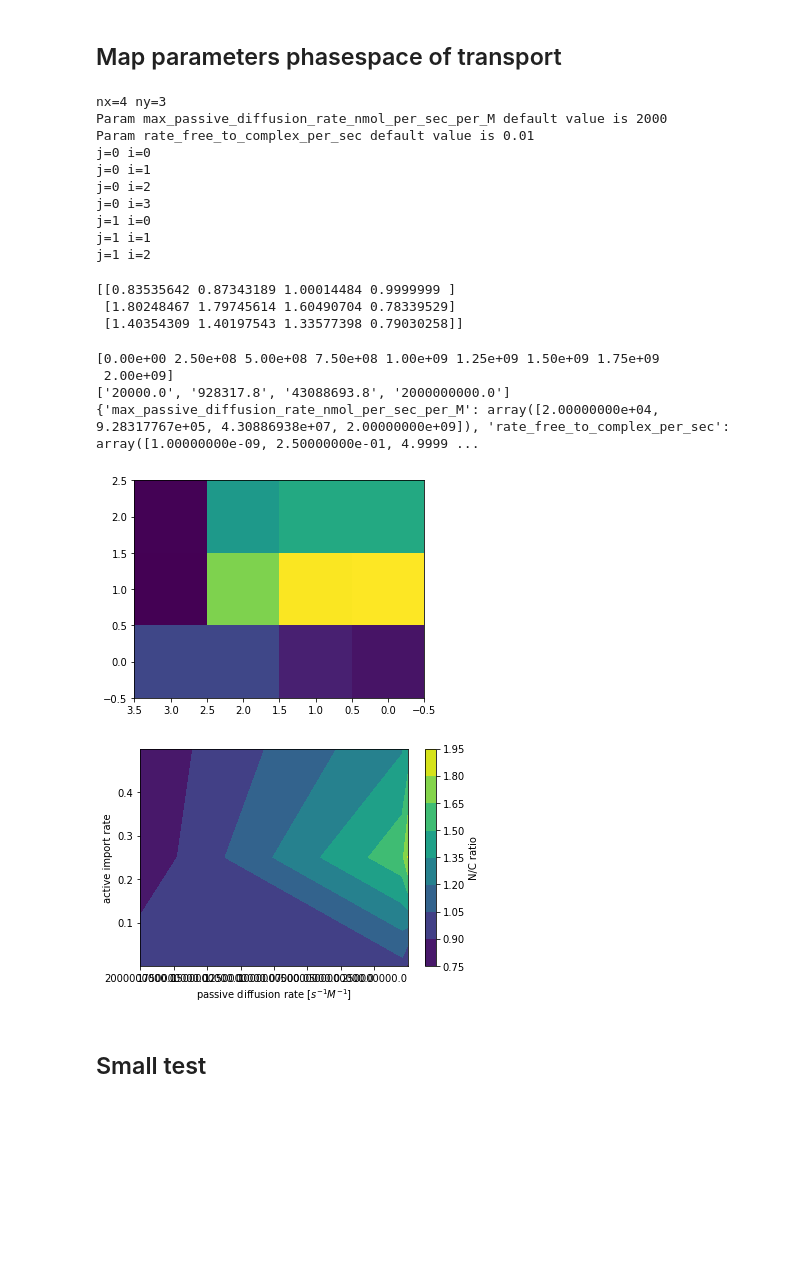
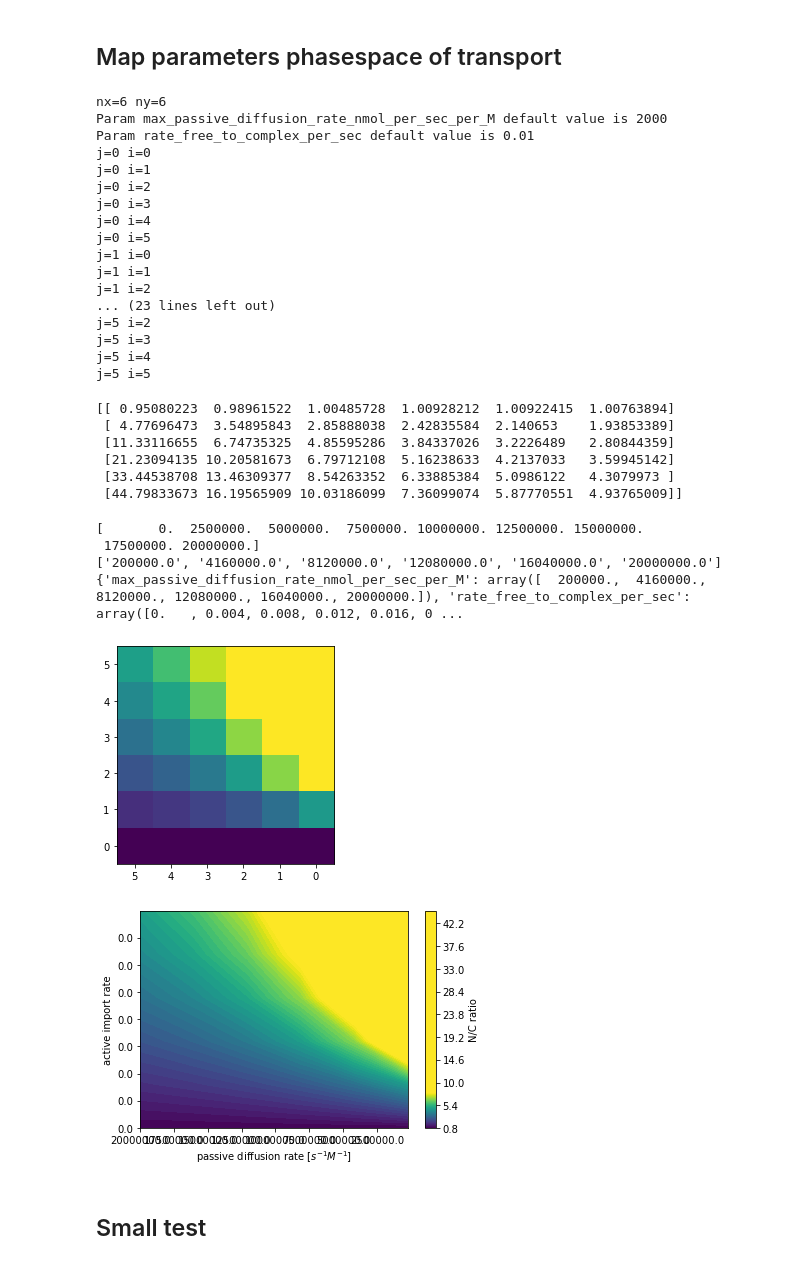
Before and after one commit to ravehlab/npctransport_kinetic, a Jupyter notebook: NPC_FLIP_simulations.ipynb, the cells around one changed output. Cells and saved outputs as stored; diff of their text form; code cells hidden in the pictures; blank space fills up the shorter version.

Commit message:
A nice sweet spot for mechanosensitivity parameters

```diff
--- a/NPC_FLIP_simulations.ipynb
+++ b/NPC_FLIP_simulations.ipynb
@@ -223,7 +223,7 @@ class TransportSimulation():
     self.nmol["freeU_N"]= 0 # (unlabeled)
     del self.nmol["cargo_N"]
     # Ran in all:
-    self.set_RAN_distribution(Ran_cell_M= 2e-6, # total physiological concentration of Ran # TODO: check in the literature
+    self.set_RAN_distribution(Ran_cell_M= 2e-5, # total physiological concentration of Ran # TODO: check in the literature
                               parts_GTP_N=10,
                               parts_GTP_C=1,
                               parts_GDP_N=1,
@@ -783,7 +783,7 @@ def get_tau_passive_diffusion(nmol_per_sec_per_M, volume_L):
 def get_new_transport_simulation():
     ts= TransportSimulation( )
     ts.set_params(rate_GDP_C_to_GDP_N_per_sec=7)
-    ts.set_params(dt_sec=2.5e-3)
+    ts.set_params(dt_sec=1e-2)
     return ts
 
 def map_param_grid(nx= 4,
@@ -792,16 +792,17 @@ def map_param_grid(nx= 4,
                    equilibration_time_sec= 150.0, # equilibration time per condition
                    initial_equilibration_time= 300.0 # relevant only if is_reset is False
                   ):
+    param_range={}
     print(f"nx={nx} ny={ny}")
     epsilon = 1e-9
     c_cargo_M= 50e-6 # TODO: fetch this from the simulation
     param_range["max_passive_diffusion_rate_nmol_per_sec_per_M"] = \
-        np.logspace(0, #0.001+epsilon,
-                    5, #-epsilon,
+        np.linspace(1e1, #0.001+epsilon,
+                    1e3, #-epsilon,
                     nx) / c_cargo_M # divided by 50E-6 to normalize by the initial cargo concentration # TODO: take the actual cargo concentration?
     param_range["rate_free_to_complex_per_sec"] = \
-        np.linspace(epsilon,
-                    0.5-epsilon,
+        np.linspace(0.0,
+                    0.02-epsilon,
                     ny)
     ts= get_new_transport_simulation()
     for key in param_range.keys():
@@ -843,70 +844,80 @@ def get_N_to_C_ratios(stats_grids, v_N_L, v_C_L):
     ratios= (nNs/v_N_L) / (nCs/v_C_L)
     return ratios
 
-param_range, stats_grids= map_param_grid(nx= 4,
-                                        ny= 3,
+param_range, stats_grids= map_param_grid(nx= 6,
+                                        ny= 6,
                                         is_reset=True,
-                                        equilibration_time_sec= 300.0)
+                                        equilibration_time_sec= 200.0)
+ratios= get_N_to_C_ratios(stats_grids,
+                          v_N_L= ts.get_v_N_L(),
+                          v_C_L= ts.get_v_C_L())
 # %% [output]
-nx=4 ny=3
+nx=6 ny=6
 Param max_passive_diffusion_rate_nmol_per_sec_per_M default value is 2000
 Param rate_free_to_complex_per_sec default value is 0.01
 j=0 i=0
 j=0 i=1
 j=0 i=2
 j=0 i=3
+j=0 i=4
+j=0 i=5
 j=1 i=0
 j=1 i=1
 j=1 i=2
+... (23 lines left out)
+j=5 i=2
+j=5 i=3
+j=5 i=4
+j=5 i=5
-# %%
-ratios= get_N_to_C_ratios(stats_grids,
-                          v_N_L= ts.get_v_N_L(),
-                          v_C_L= ts.get_v_C_L())
-print(ratios)
-# %% [output]
-[[0.83535642 0.87343189 1.00014484 0.9999999 ]
- [1.80248467 1.79745614 1.60490704 0.78339529]
- [1.40354309 1.40197543 1.33577398 0.79030258]]
+# %%
+print(ratios)
+# %% [output]
+[[ 0.95080223  0.98961522  1.00485728  1.00928212  1.00922415  1.00763894]
+ [ 4.77696473  3.54895843  2.85888038  2.42835584  2.140653    1.93853389]
+ [11.33116655  6.74735325  4.85595286  3.84337026  3.2226489   2.80844359]
+ [21.23094135 10.20581673  6.79712108  5.16238633  4.2137033   3.59945142]
+ [33.44538708 13.46309377  8.54263352  6.33885384  5.0986122   4.3079973 ]
+ [44.79833673 16.19565909 10.03186099  7.36099074  5.87770551  4.93765009]]
 # %%
 import matplotlib.ticker as mtick
 x_meshgrid, y_meshgrid = np.meshgrid(param_range["max_passive_diffusion_rate_nmol_per_sec_per_M"],
                                      param_range["rate_free_to_complex_per_sec"])
 plt.figure()
 ax=plt.gca()
-ax.imshow(ratios)
+ax.imshow(ratios, vmin=1, vmax=8)
 xlim= ax.get_xlim()
 ylim= ax.get_ylim()
 ax.set_xlim(xlim[1], xlim[0])
 ax.set_ylim(ylim[1], ylim[0])
 plt.figure()
-plt.contourf(x_meshgrid, y_meshgrid, ratios)
+plt.contourf(x_meshgrid, y_meshgrid, ratios, vmin=1, vmax=8, levels=250)
 ax= plt.gca()
 ax.set_xlabel(r"passive diffusion rate [$s^{-1} M^{-1}$]")
 ax.set_ylabel("active import rate")
 xlim= ax.get_xlim()
 ylim= ax.get_ylim()
 ax.set_xlim(xlim[1], xlim[0])
 #ax.set_ylim(ylim[1], ylim[0])
 print(ax.get_xticks())
 #ax.set_xticklabels(["{:.1f}".format(xtick) for xtick in param_range["max_passive_diffusion_rate_nmol_per_sec_per_M"]])
 #ax.set_yticklabels(["{:.2f}".format(ytick) for ytick in param_range["rate_free_C_to_complex_C_per_sec"]])
 cb = plt.colorbar(label="N/C ratio")
 ticks = cb.get_ticks()
 cb.set_ticks(ticks)
 
 ax.xaxis.set_major_formatter(mtick.FormatStrFormatter("%.1f"))
 ax.yaxis.set_major_formatter(mtick.FormatStrFormatter("%.1f"))
 
 #cb.set_ticklabels([f'{tick:.0e}' for tick in np.exp(ticks)])
 print(["{:.1f}".format(xtick) for xtick in param_range["max_passive_diffusion_rate_nmol_per_sec_per_M"]])
 print(param_range)
 # %% [output]
-[0.00e+00 2.50e+08 5.00e+08 7.50e+08 1.00e+09 1.25e+09 1.50e+09 1.75e+09
- 2.00e+09]
-['20000.0', '928317.8', '43088693.8', '2000000000.0']
-{'max_passive_diffusion_rate_nmol_per_sec_per_M': array([2.00000000e+04, 9.28317767e+05, 4.30886938e+07, 2.00000000e+09]), 'rate_free_to_complex_per_sec': array([1.00000000e-09, 2.50000000e-01, 4.9999 ...
+[       0.  2500000.  5000000.  7500000. 10000000. 12500000. 15000000.
+ 17500000. 20000000.]
+['200000.0', '4160000.0', '8120000.0', '12080000.0', '16040000.0', '20000000.0']
+{'max_passive_diffusion_rate_nmol_per_sec_per_M': array([  200000.,  4160000.,  8120000., 12080000., 16040000., 20000000.]), 'rate_free_to_complex_per_sec': array([0.   , 0.004, 0.008, 0.012, 0.016, 0 ...
-[figure, old version]
+[figure, new version]
-[figure, old version]
+[figure, new version]
 # %% [markdown]
 ## Small test
 # %%
```
Also changed, not shown: 1 other file.
